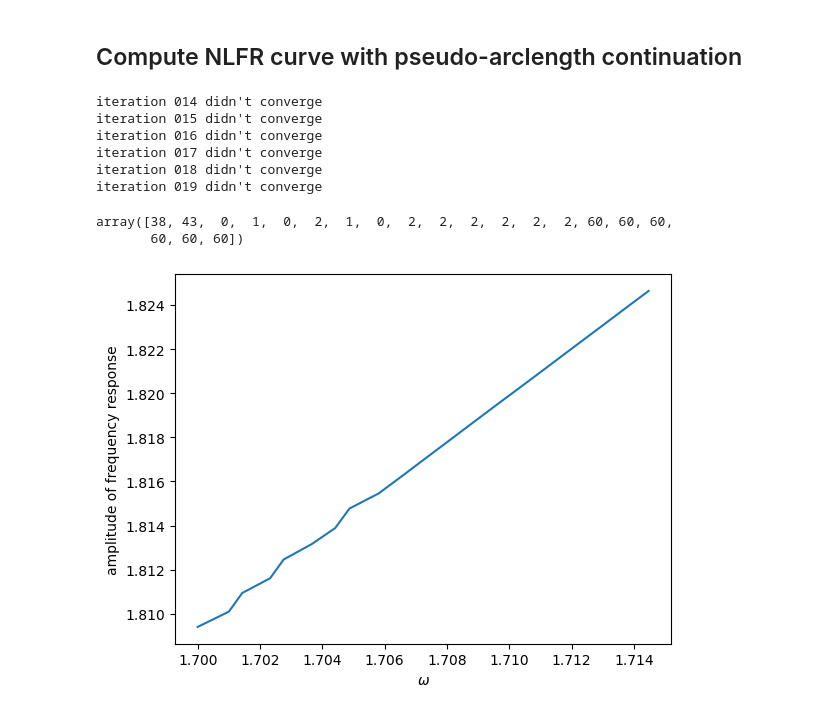
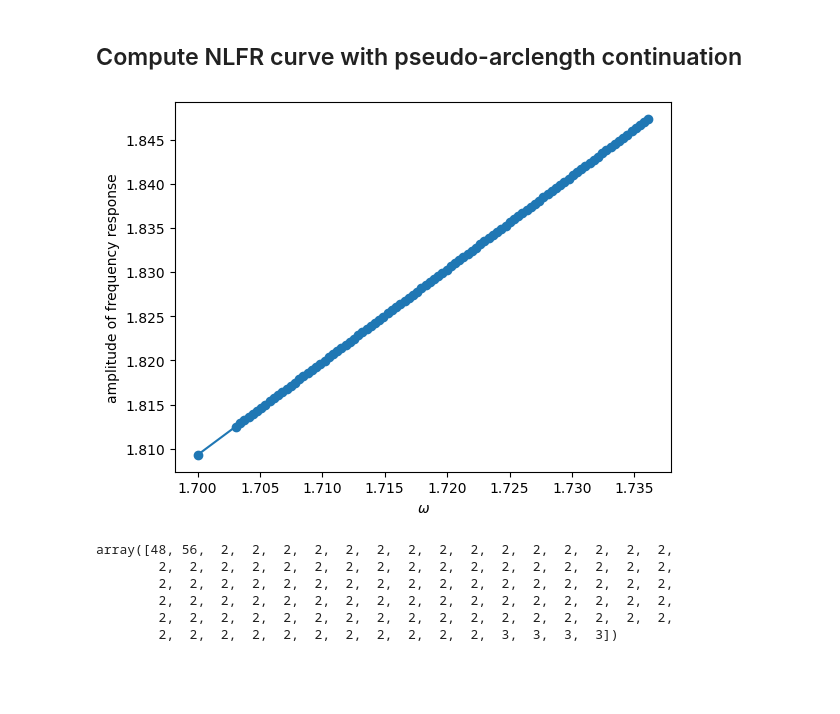
Before and after one commit to schilln/harmonic_balance_python, a Jupyter notebook: experiment/duffing.ipynb, the cells around one changed output. Drawn from its saved outputs; the diff is of its cells as text; code cells hidden in the pictures; blank space fills up the shorter version.

```diff
--- a/experiment/duffing.ipynb
+++ b/experiment/duffing.ipynb
@@ -382,9 +383,9 @@ plt.show()
 # %%
 omega_i0 = 1.7
 
-num_points = 20
+num_points = 100
 s = 0.05
-tol = 1e-3
+tol = 1e-4
 max_iter = 60
 
 ys, rel_errors, convergeds, iters = plc.compute_nlfr_curve(
@@ -404,36 +405,27 @@ ys, rel_errors, convergeds, iters = plc.compute_nlfr_curve(
     tol,
     max_iter,
 )
-# %% [output]
-iteration 014 didn't converge
-iteration 015 didn't converge
-iteration 016 didn't converge
-iteration 017 didn't converge
-iteration 018 didn't converge
-iteration 019 didn't converge
-# %%
-iters
-# %% [output]
-array([38, 43,  0,  1,  0,  2,  1,  0,  2,  2,  2,  2,  2,  2, 60, 60, 60,
-       60, 60, 60])
 # %%
 amplitudes = np.linalg.norm(ys[:, :-1], axis=1)
 omegas = ys[:, -1].real
 
-# amplitudes2 = np.linalg.norm(ys2[:, :-1], axis=1)
-# omegas2 = ys2[:, -1].real
-
 fig, ax = plt.subplots(1, 1)
 
 isinf = np.isinf(omegas) | np.isinf(amplitudes) | (omegas > 1e2)
-ax.plot(omegas[~isinf], amplitudes[~isinf])
-
-# s_ = np.s_[:13]
-# ax.plot(omegas2[s_], amplitudes2[s_])
+ax.plot(omegas[~isinf], amplitudes[~isinf], marker="o")
 
 ax.set_xlabel("$\omega$")
 ax.set_ylabel("amplitude of frequency response")
 
 plt.show()
 # %% [output]
-[figure, old version]
+[figure, new version]
+# %%
+iters
+# %% [output]
+array([48, 56,  2,  2,  2,  2,  2,  2,  2,  2,  2,  2,  2,  2,  2,  2,  2,
+        2,  2,  2,  2,  2,  2,  2,  2,  2,  2,  2,  2,  2,  2,  2,  2,  2,
+        2,  2,  2,  2,  2,  2,  2,  2,  2,  2,  2,  2,  2,  2,  2,  2,  2,
+        2,  2,  2,  2,  2,  2,  2,  2,  2,  2,  2,  2,  2,  2,  2,  2,  2,
+        2,  2,  2,  2,  2,  2,  2,  2,  2,  2,  2,  2,  2,  2,  2,  2,  2,
+        2,  2,  2,  2,  2,  2,  2,  2,  2,  2,  2,  3,  3,  3,  3])
```
Also changed, not shown: parts of 5 cells of this notebook, 2 other files.
